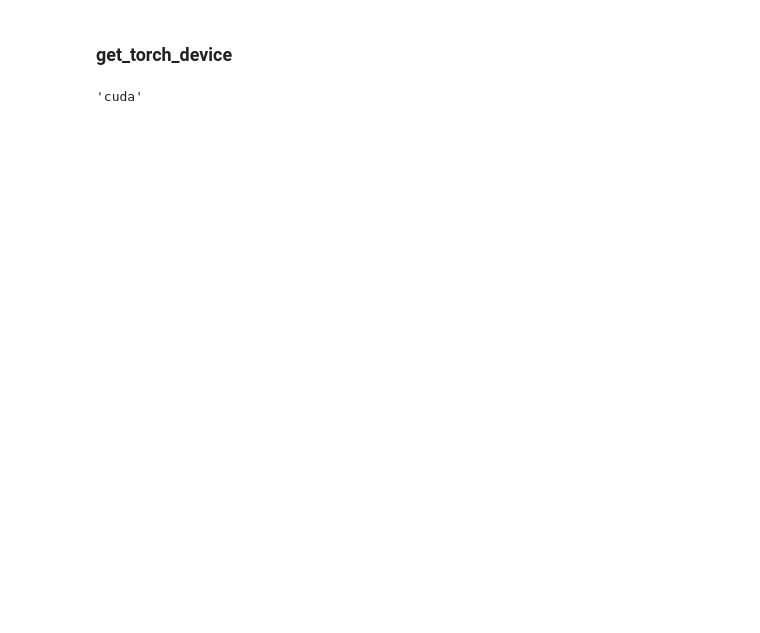
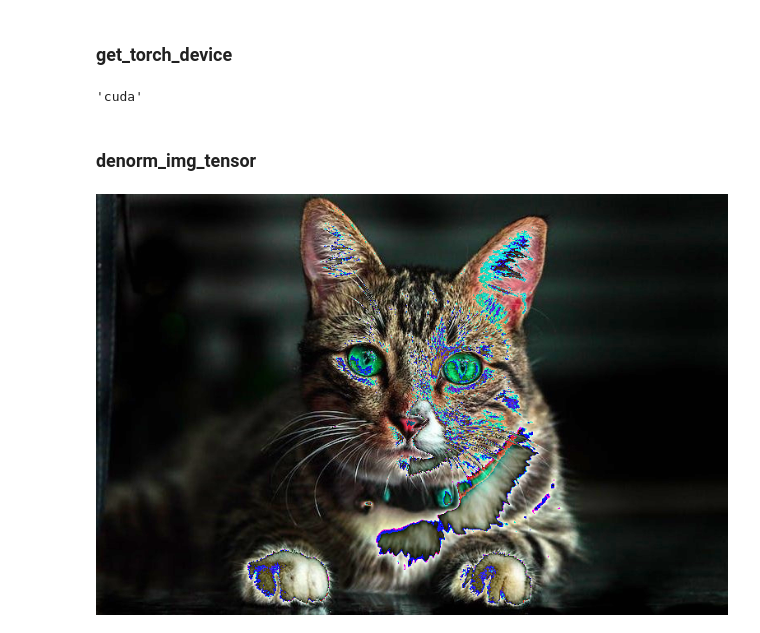
Before and after one commit to cj-mills/cjm-pytorch-utils, a Jupyter notebook: nbs/index.ipynb, the cells around one changed output. Drawn from its saved outputs; the diff is of its cells as text; code cells hidden in the pictures; blank space fills up the shorter version.

```diff
--- a/nbs/index.ipynb
+++ b/nbs/index.ipynb
@@ -85,3 +85,5 @@ from cjm_pytorch_utils.core import get_torch_device
 get_torch_device()
 # %% [output]
 'cuda'
+# %% [markdown]
+### denorm_img_tensor
@@ -87,0 +92,4 @@ get_torch_device()
+# %%
+tensor_to_pil(img_tensor)
+# %% [output]
+[figure, added]
```
Also changed, not shown: parts of 3 cells of this notebook, 8 other files.
